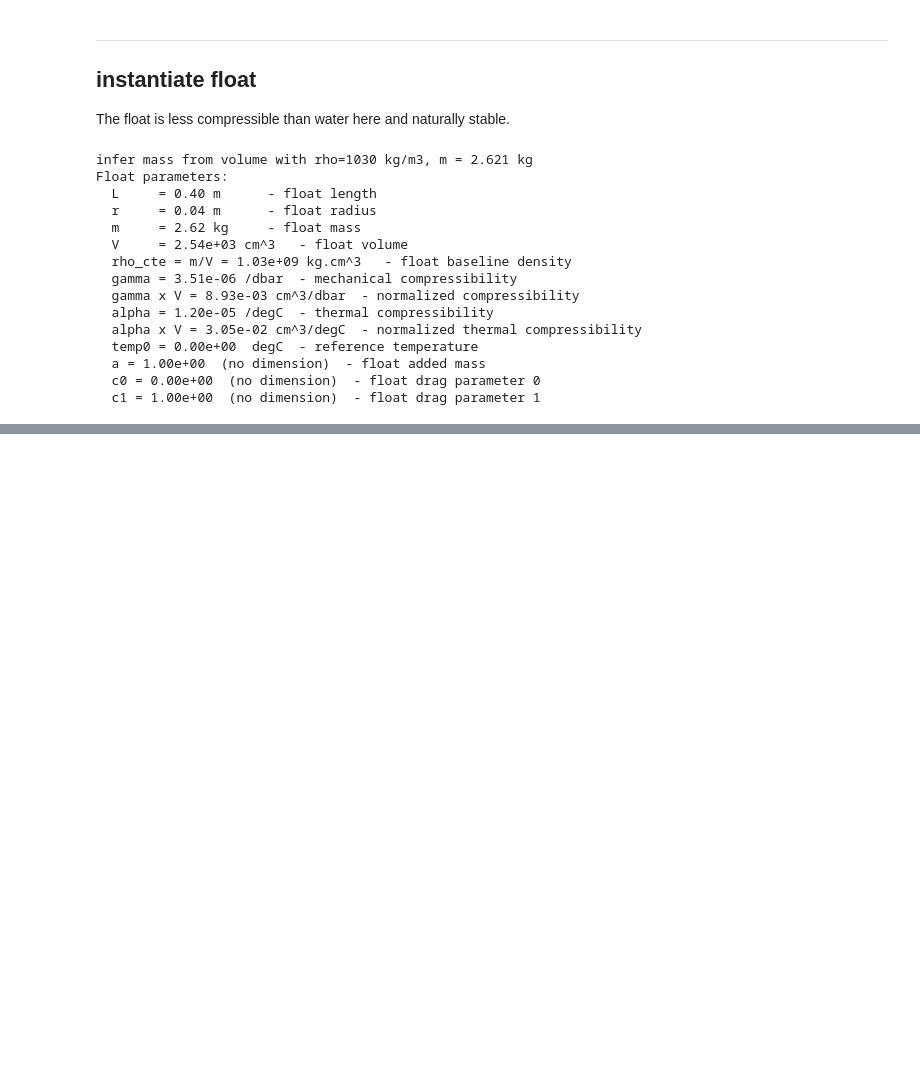
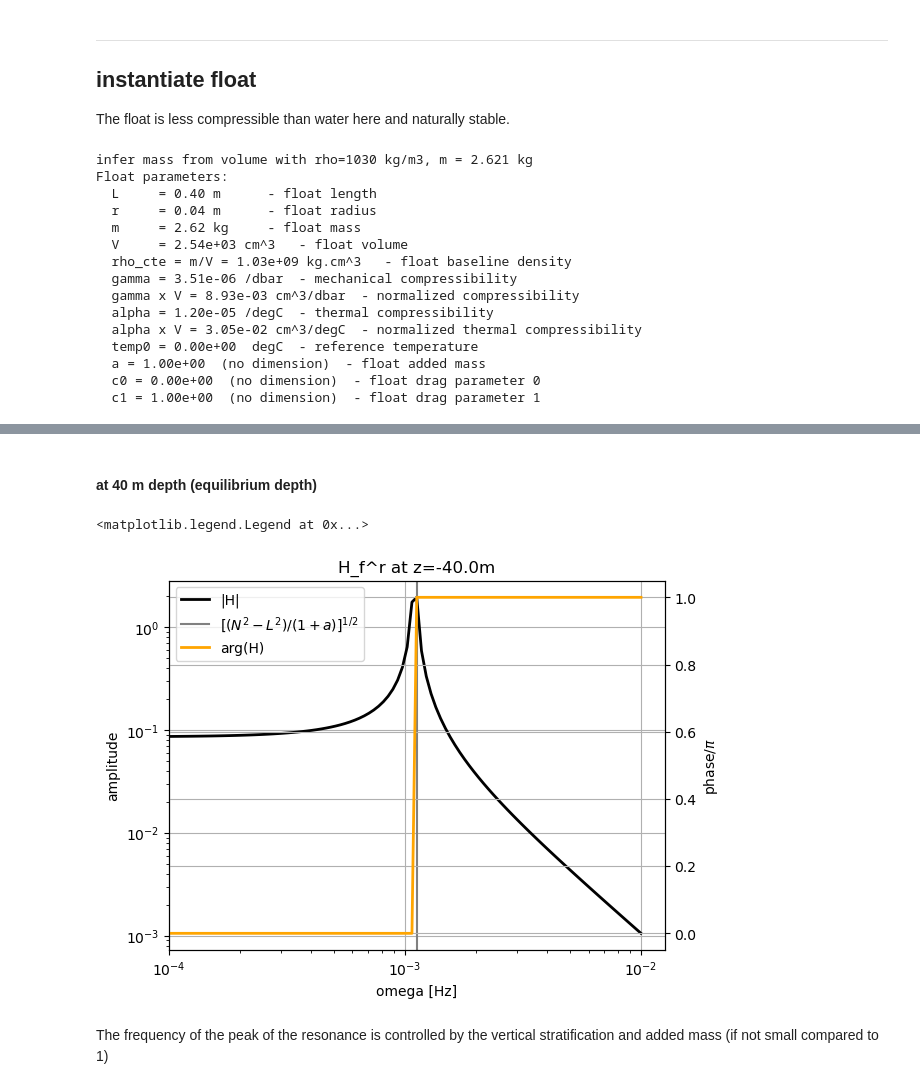
Before and after one commit to apatlpo/cognac, a Jupyter notebook: float_simulations/minions.ipynb, the cells around one changed output, grey strips where cells are left out. Cells and saved outputs as stored; diff of their text form; code cells hidden in the pictures; blank space fills up the shorter version.

```diff
--- a/float_simulations/minions.ipynb
+++ b/float_simulations/minions.ipynb
@@ -99,3 +118,6 @@ Provided water profile at lon=-122, lat=37
+# %%
+# use smoothed profile instead
+w = ws
 # %% [markdown]
 ---
 
@@ -648,0 +220,41 @@ Text(0.5, 1.0, '\\eta_f - \\eta transfer function angle [deg]')
+# %% [markdown]
+#### at 40 m depth (equilibrium depth)
+# %%
+# base case: depth dependance + at a single depth
+
+f = deepcopy(f0)
+H = f.get_transfer_functions(w, 1e-10, (-4, -2), Lv=f.L)
+# %%
+Heq = H.sel(z=z_equilibrium, method="nearest")
+
+H_label = "H_f^r"
+da = Heq[H_label]
+#dab = Heq["H_w^r"]
+
+fig, ax = plt.subplots(1,1)
+
+h0 = ax.plot(da.omega, np.abs(da), 'k', lw=2, label="|H|")
+#h0b = ax.plot(da.omega, np.abs(dab), 'b', lw=2, label="|H|")
+h1 = ax.axvline(np.sqrt((Heq.N2)/(1+f.a))/2/np.pi, color="0.5", ls="-", label=r"$[(N^2-L^2)/(1+a)]^{1/2}$")
+#ax.axvline(np.sqrt((Heq.N2-Heq.L2)/(1+f.a))/2/np.pi, color="0.5", ls="--")
+ax.set_xscale("log")
+ax.set_yscale("log")
+ax.set_title(f"{H_label} at z={z_equilibrium:.1f}m")
+ax.set_xlabel("omega [Hz]")
+ax.set_ylabel("amplitude")
+
+axp = ax.twinx()
+angles = np.unwrap(np.angle(da))/np.pi
+h2 = axp.plot(da.omega, angles, 'orange', lw=2, label="arg(H)")
+ax.grid()
+axp.grid()
+axp.set_ylabel(r"phase/$\pi$")
+
+ax.set_xlim(1e-4, None)
+
+axp.legend(handles=[h0[0], h1, h2[0]], loc=2)
+# %% [output]
+<matplotlib.legend.Legend at 0x...>
+[figure, added]
+# %% [markdown]
+The frequency of the peak of the resonance is controlled by the vertical stratification and added mass (if not small compared to 1)
```
Also changed, not shown: parts of 95 cells of this notebook, 7 other files.
